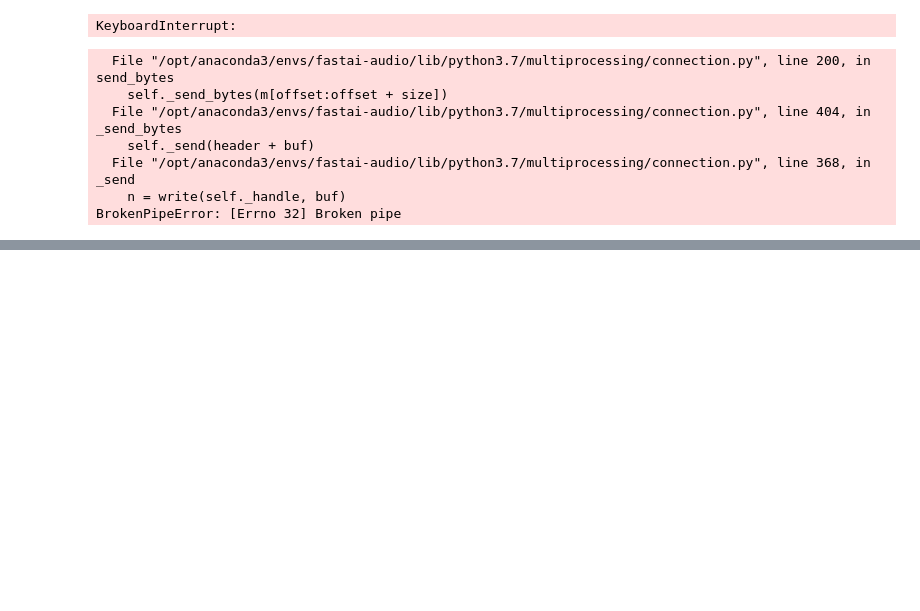
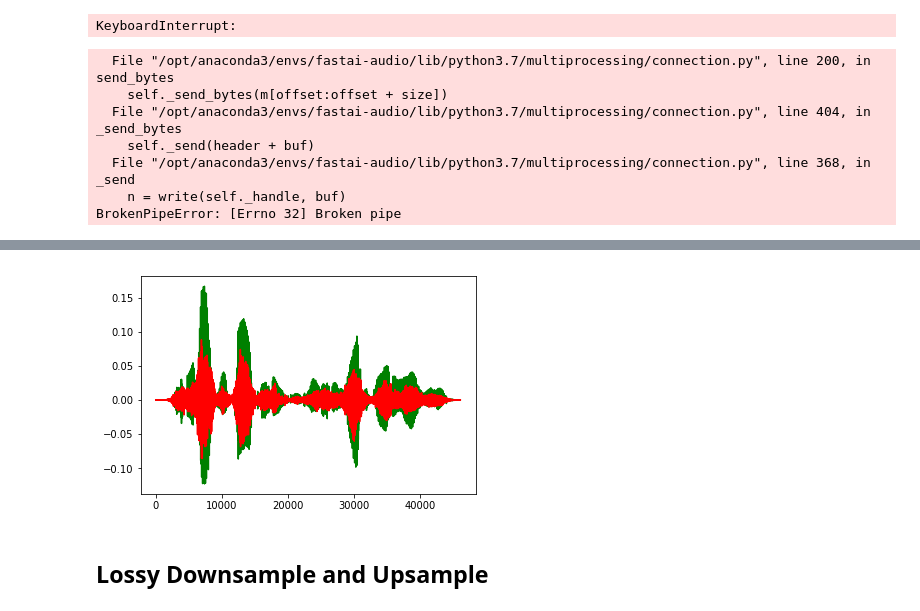
Before and after one commit to fastaudio/fastai_audio, a Jupyter notebook: Audio_AWD_LSTM.ipynb, the cells around one changed output, grey strips where cells are left out. Saved outputs shown, nothing was run; the diff lists cells and outputs as text; code cells hidden in the pictures; blank space fills up the shorter version.

```diff
--- a/Audio_AWD_LSTM.ipynb
+++ b/Audio_AWD_LSTM.ipynb
@@ -342,0 +401,8 @@ BrokenPipeError: [Errno 32] Broken pipe
+# %%
+def tfm_pitch_warp_test():
+    ret = tfm_pitch_warp(sig, sr)
+    display(Audio(data=sig, rate=sr))
+    display(Audio(data=ret, rate=sr))
+    show_in_out(sig, ret)
+tfm_pitch_warp_test()
+# %% [output]
@@ -342,0 +411,3 @@ BrokenPipeError: [Errno 32] Broken pipe
+[figure, added]
+# %% [markdown]
+## Lossy Downsample and Upsample
```
Also changed, not shown: parts of 39 cells of this notebook.
